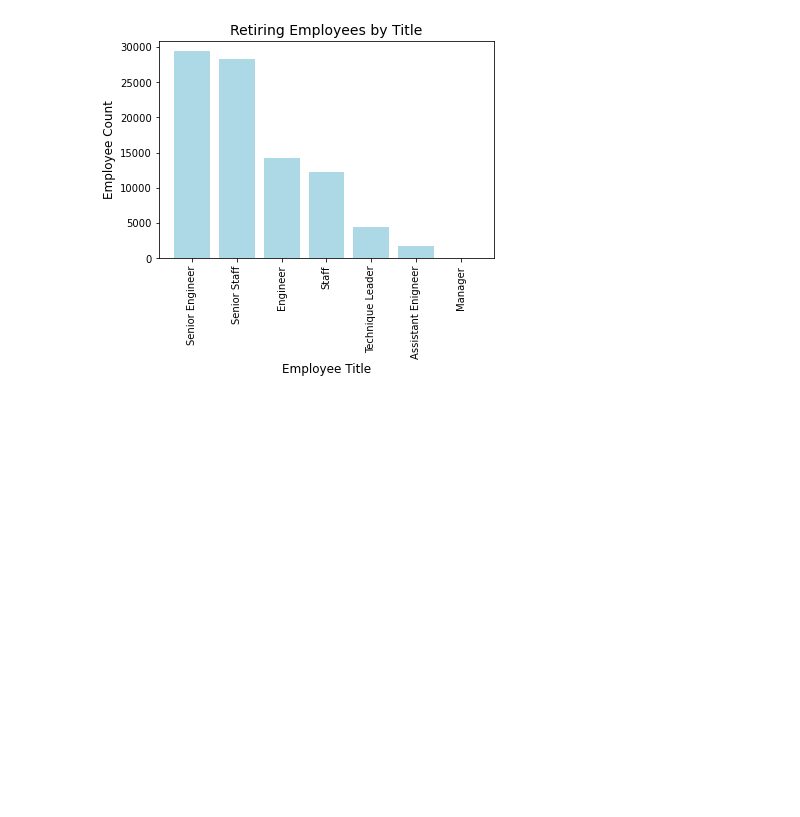
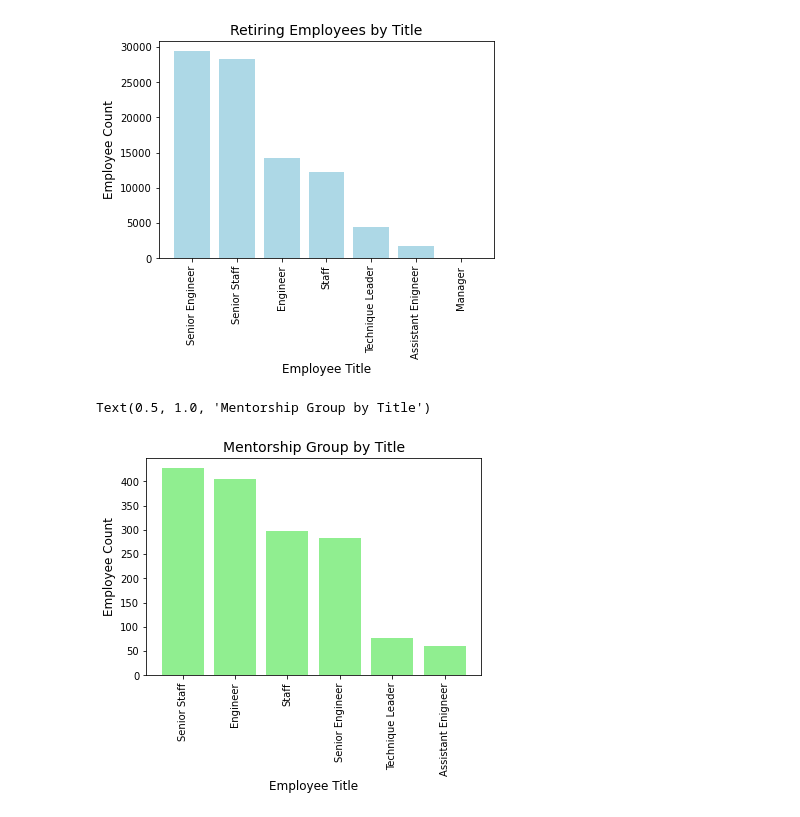
Before and after one commit to HollyC13/Pewlett-Hackard-Analysis, a Jupyter notebook: Test.ipynb, the cells around one changed output. Drawn from its saved outputs; the diff is of its cells as text; code cells hidden in the pictures; blank space fills up the shorter version.

Commit message:
Updated charts to replace tables

```diff
--- a/Test.ipynb
+++ b/Test.ipynb
@@ -62,3 +62,25 @@ plt.title("Retiring Employees by Title", fontsize=14)
 # %% [output]
 Text(0.5, 1.0, 'Retiring Employees by Title')
 [figure]
+# %%
+# Set the x-axis to a list of titles - mentorship group
+x_axis = ["Senior Staff", "Engineer", "Staff", "Senior Engineer", "Technique Leader", "Assistant Enigneer"]
+
+# Set the y-axis to a list of counts
+y_axis = [427, 404, 297, 283, 77, 61]
+# %%
+# Create the plot - mentorship group
+plt.bar(x_axis, y_axis, color="lightgreen")
+
+# Create labels for the x and y axes
+plt.xlabel("Employee Title", fontsize=12)
+plt.ylabel("Employee Count", fontsize=12)
+
+plt.xticks(fontsize=10, rotation=90)
+plt.yticks(fontsize=10)
+
+# Create a title
+plt.title("Mentorship Group by Title", fontsize=14)
+# %% [output]
+Text(0.5, 1.0, 'Mentorship Group by Title')
+[figure, added]
```
Also changed, not shown: parts of 1 cell of this notebook, 3 other files.
